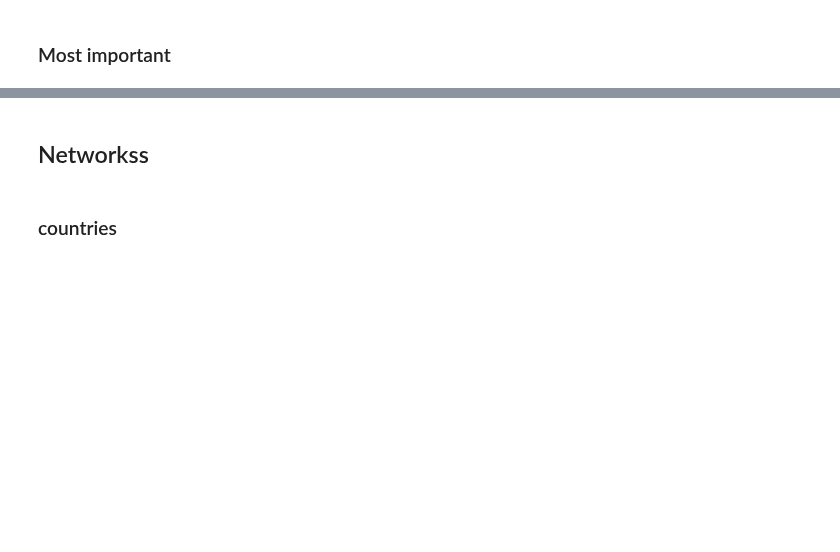
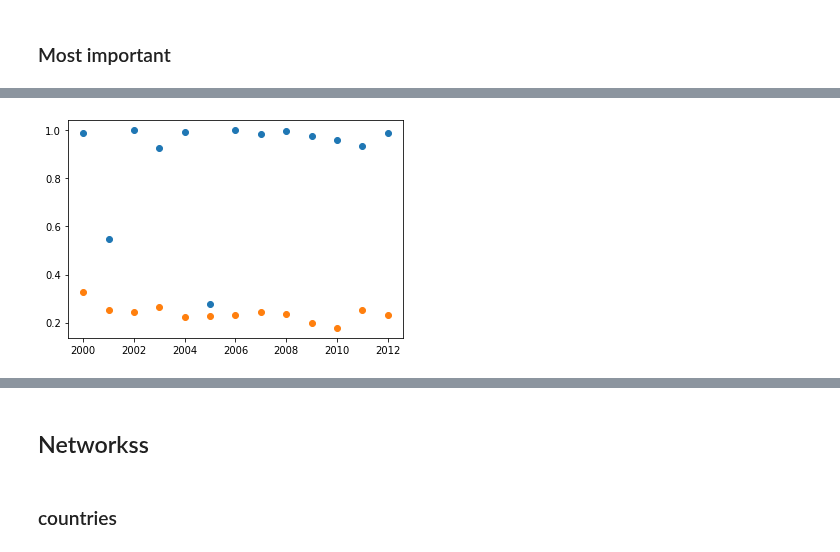
Before and after one commit to testalorenzo/crunch_net, a Jupyter notebook: ANS/ANS_all/orgorg4/Untitled.ipynb, the cells around one changed output, grey strips where cells are left out. Saved outputs shown, nothing was run; the diff lists cells and outputs as text; code cells hidden in the pictures; blank space fills up the shorter version.

```diff
--- a/ANS/ANS_all/orgorg4/Untitled.ipynb
+++ b/ANS/ANS_all/orgorg4/Untitled.ipynb
@@ -121,0 +281,4 @@ bonav = covariates[covariates.date < covariates.foundation +3]
+# %%
+succ = []
+for i in range(0, len(bonav)):
+    succ.append(get_succ(bonav['current_sit'][i]))
@@ -122,7 +287,8 @@ bonav = covariates[covariates.date < covariates.foundation +3]
 # %%
 outcome = list(set(bonav['current_sit']))
-success = [0,0,1,1,0,1]
+success = [get_succ(x) for x in outcome]
 
+df_s = pd.DataFrame({'current_sit': outcome, 'success' : success})
 bonav2 = pd.merge(bonav, df_s, on = 'current_sit')
 bonav3 = pd.merge(bonav2, df_st8, on = 'id')
 
@@ -138,6 +320,6 @@ df_s = pd.DataFrame({'current_sit': outcome, 'success' : success})
 bonav3['succ8'] = st8
 # %%
 centralities = bonav.columns[13:]
-i = -1
+i = -11
 cent = centralities[i]
 print(cent)
@@ -144,5 +328,5 @@ print(cent)
 # %%
 b12 = bonav3[bonav3['foundation']<2013]
 #b12 = b12[b12['first_money']<10000000]
-b12 = b12[[cent, 'current_sit','success','stage', 'st8', 'succ8','first_money','id', 'node','st8']]
+b12 = b12[[cent, 'current_sit','success','stage', 'st8', 'succ8','first_money','id', 'node','st8','foundation']]
 b12 = b12[b12[cent].notnull()]
@@ -157,4 +365,25 @@ for i in range(20,250):
     moves.append(t/i)
     n = i
     p.append(hypergeom_cdf(N, A, n, t, min_value=None))
+# %%
+#FISSO AMPIEZZA SAMPLE, MUOVO ANNO FONDAZIONE
+
+moves = []
+p = []
+N = len(b12)
+A = sum(b12['succ8'])
+ran = []
+for i in range(2000,2013):
+    n = 25
+    N = len(b12[b12['foundation']==i])
+    A = sum(b12[b12['foundation']==i]['succ8'])
+    t = sum(b12[b12['foundation']==i].sort_values(ascending=False, by = cent)[0:n]['succ8'])
+    moves.append(t/amp)
+    p.append(hypergeom_cdf(N, A, n, t, min_value=None))
+    ran.append(A/N)
+plt.scatter(range(2000,2013), p)
+plt.scatter(range(2000,2013), ran)
+plt.show()
+# %% [output]
+[figure, added]
 # %%
```
Also changed, not shown: parts of 42 cells of this notebook, 2 other files.
